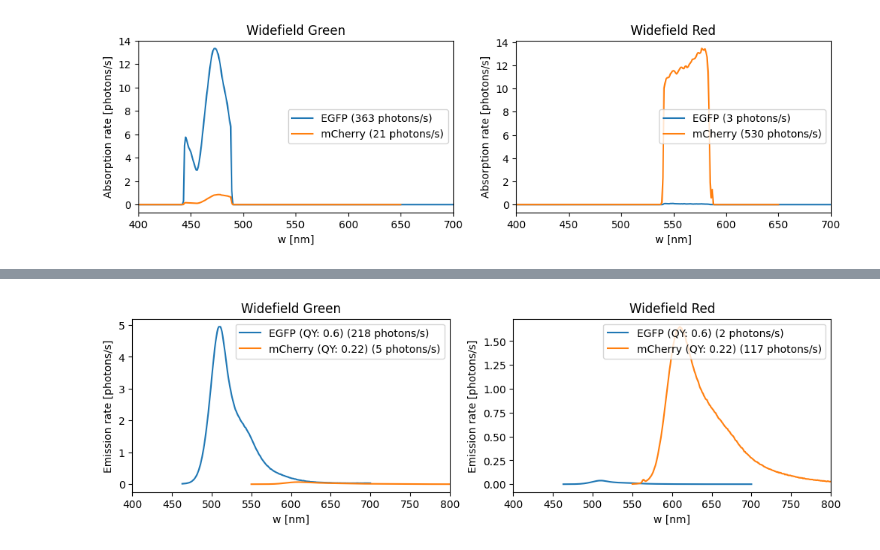
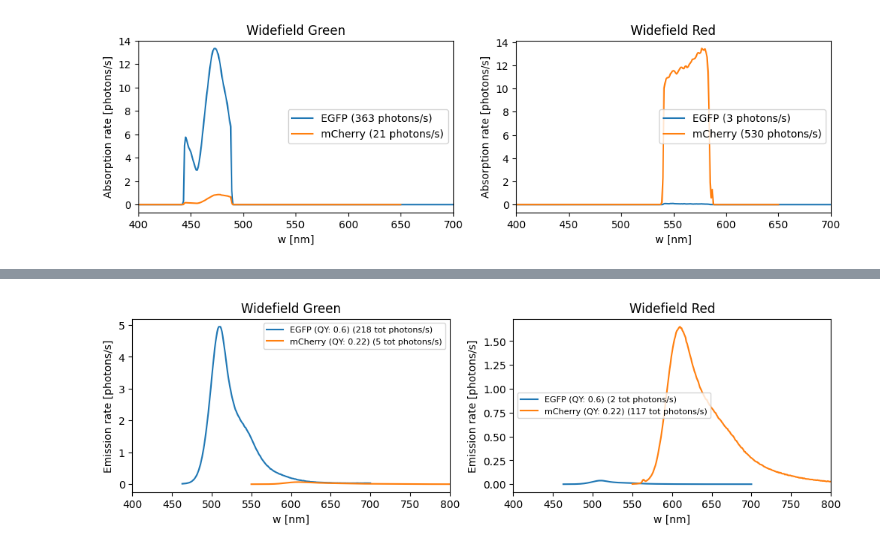
Before and after one commit to tlambert03/microsim, a Jupyter notebook: docs/guide.ipynb, the cells around one changed output, grey strips where cells are left out. Drawn from its saved outputs; the diff is of its cells as text; code cells hidden in the pictures.

```diff
--- a/docs/guide.ipynb
+++ b/docs/guide.ipynb
@@ -202,18 +236,18 @@ emitted by each fluorophore, when illuminated by each channel, at each wavelengt
 # %%
 fig, axes = plt.subplots(1, len(sim.channels), figsize=(12, 3))
 for _ch_idx, oc in enumerate(sim.channels):
     for lbl in sim.sample.labels:
         fluor = lbl.fluorophore
         em_rate = oc.total_emission_rate(fluor)
         label = (
             f"{fluor.name} (QY: {fluor.quantum_yield}) "
-            f"({em_rate.sum():.0f} photons/s)"
+            f"({em_rate.sum():.0f} tot photons/s)"
         )
         em_rate.plot(ax=axes[_ch_idx], label=label)
     axes[_ch_idx].set_xlim(400, 800)
-    axes[_ch_idx].legend()
+    axes[_ch_idx].legend(fontsize=8)
     axes[_ch_idx].set_title(oc.name)
 # %% [output]
 [interactive output not drawn]
-[figure, old version]
+[figure, new version]
 # %% [markdown]
```
Also changed, not shown: parts of 19 cells of this notebook, 4 other files.
